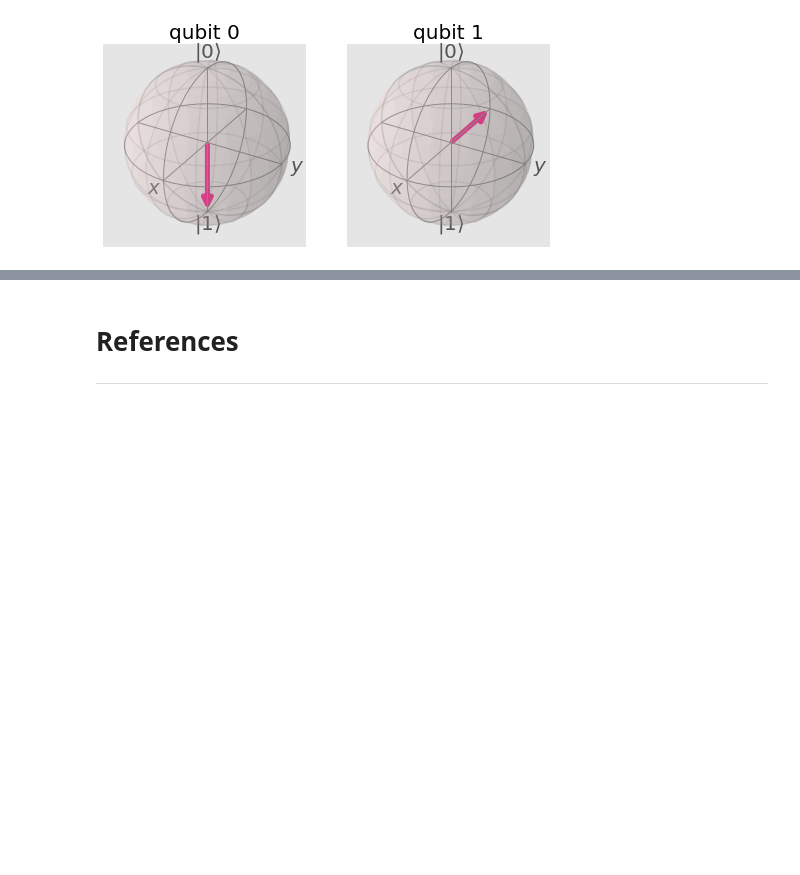
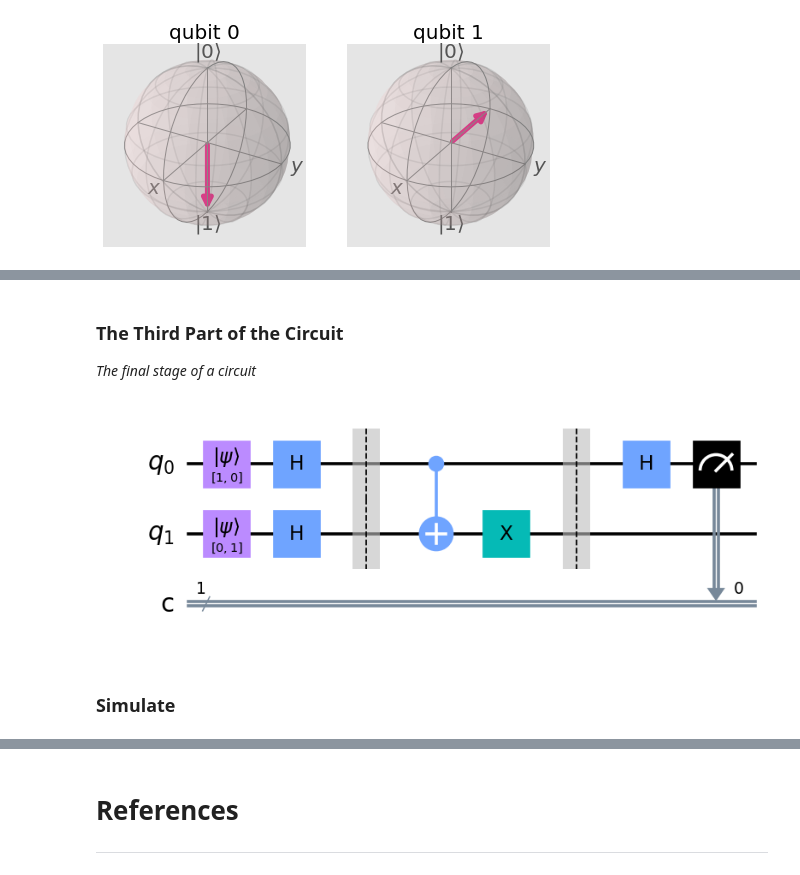
Before and after one commit to wojtekpogo/emerging-technologies, a Jupyter notebook: quantum-deutsch.ipynb, the cells around one changed output, grey strips where cells are left out. Cells and saved outputs as stored; diff of their text form; code cells hidden in the pictures; blank space fills up the shorter version.

```diff
--- a/quantum-deutsch.ipynb
+++ b/quantum-deutsch.ipynb
@@ -453,0 +529,12 @@ plot_bloch_multivector(orig_statevec)
+# %% [markdown]
+### The Third Part of the Circuit
+
+*The final stage of a circuit*
+# %%
+circuit.h(0)
+circuit.measure(0,0)
+circuit.draw(output='mpl', scale =1.8)
+# %% [output]
+[figure, added]
+# %% [markdown]
+### Simulate
```
Also changed, not shown: parts of 18 cells of this notebook, 1 other file.
